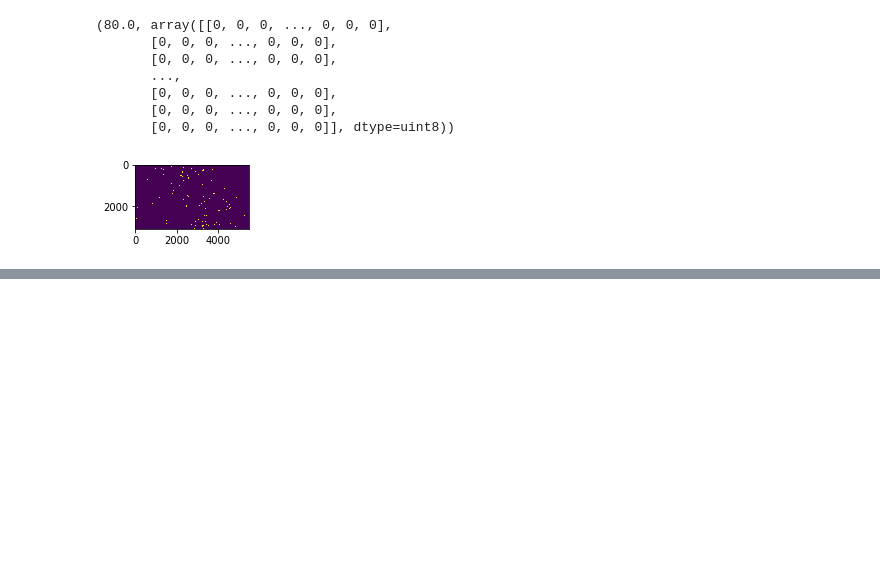
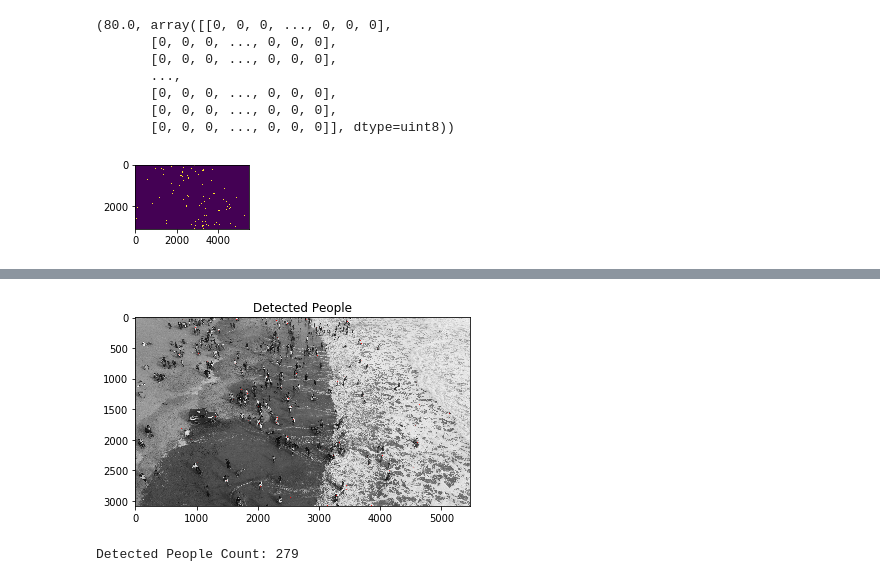
Before and after one commit to surajpaib/CrowdEstimationchallenge, a Jupyter notebook: crowd_estimator.ipynb, the cells around one changed output, grey strips where cells are left out. Drawn from its saved outputs; the diff is of its cells as text; code cells hidden in the pictures; blank space fills up the shorter version.

```diff
--- a/crowd_estimator.ipynb
+++ b/crowd_estimator.ipynb
@@ -74,2 +100,6 @@ True
 # %%
-plt.imshow(count_image), plt.title('Detected People'+ str(points)), plt.show()
+plt.imshow(count_image), plt.title('Detected People'), plt.show()
+print "Detected People Count: "+ str(len(points))
+# %% [output]
+[figure, added]
+Detected People Count: 279
```
Also changed, not shown: parts of 7 cells of this notebook, 4 other files.
